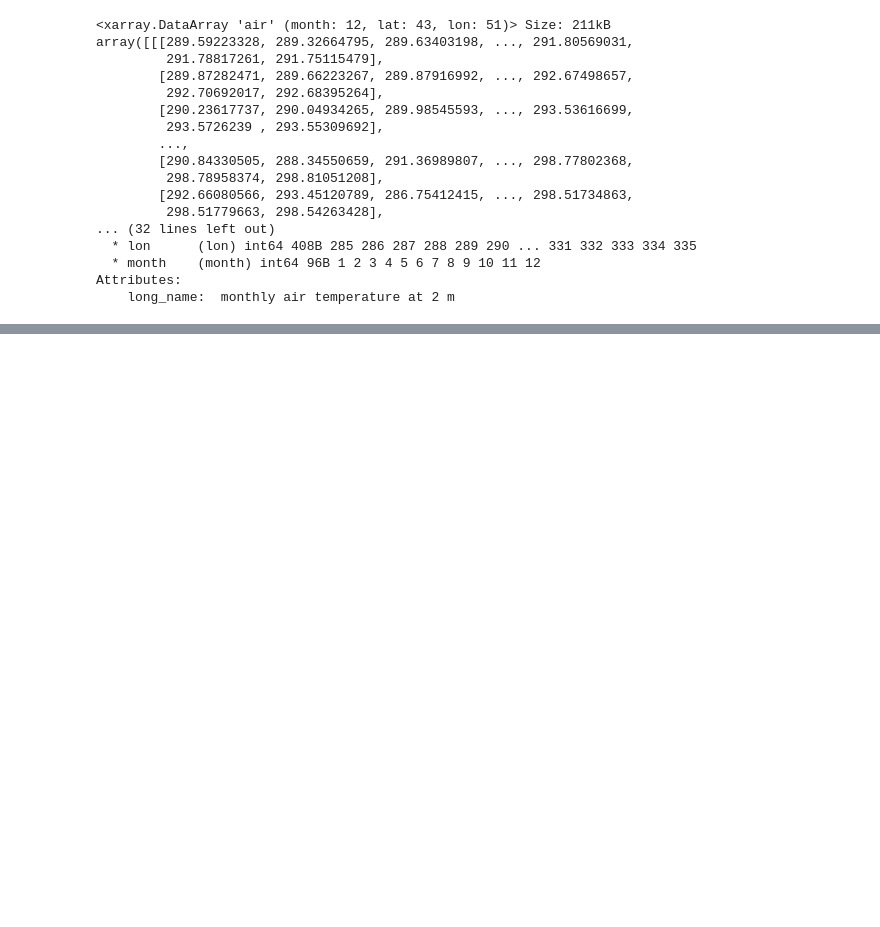
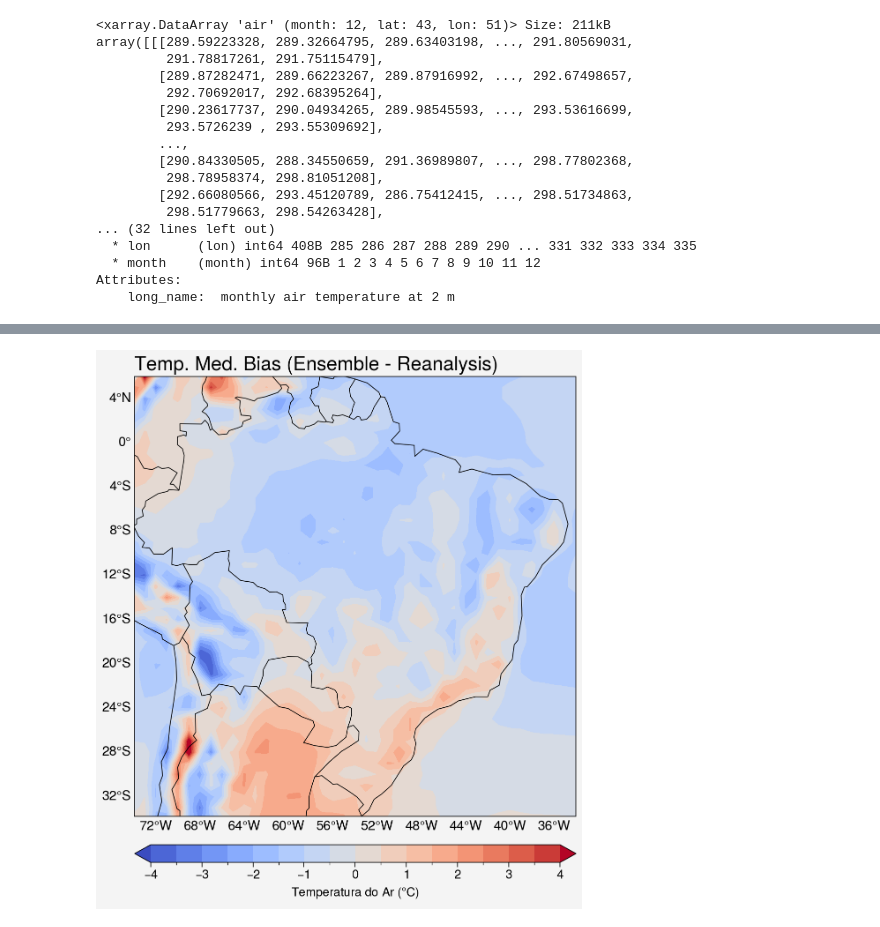
Before and after one commit to pantojaph/Resumo_CPAM_CMIP6, a Jupyter notebook: CPAM_final.ipynb, the cells around one changed output, grey strips where cells are left out. Cells and saved outputs as stored; diff of their text form; code cells hidden in the pictures; blank space fills up the shorter version.

```diff
--- a/CPAM_final.ipynb
+++ b/CPAM_final.ipynb
@@ -535,0 +640,3 @@ Attributes:
+# %%
+vies = (ensemble_ano - t2m_noaa_ano)
+vies
@@ -535,0 +667,25 @@ Attributes:
+# %%
+# Plot VIES
+fig, ax = pplt.subplots(axwidth=5.0, ncols=1, tight=True,
+                        proj='pcarree', proj_kw={'lon_0':0})
+
+# parâmetros de formatação do mapa
+ax.format(land=False, coast=True, innerborders=False,
+          borders=True, labels=True, grid=True,
+          latlim=(-33.8, 6), lonlim=(-73.9, -34),
+          latlines=4, lonlines=4, geogridlinewidth=0,
+          small='15px', large='22px')
+ax.format(ltitle='Temp. Med. Bias (Ensemble - Reanalysis)')
+
+#
+map1 = ax.contourf(vies['lon'], vies['lat'],
+                   vies,
+                   cmap='coolwarm', levels=pplt.arange(-1, 4, 0.5),
+                   extend='both')
+
+# barra de cores
+fig.colorbar(map1, loc='b', label='Temperatura do Ar ($\degree$C)')
+
+pplt.show()
+# %% [output]
+[figure, added]
```
Also changed, not shown: parts of 14 cells of this notebook.
